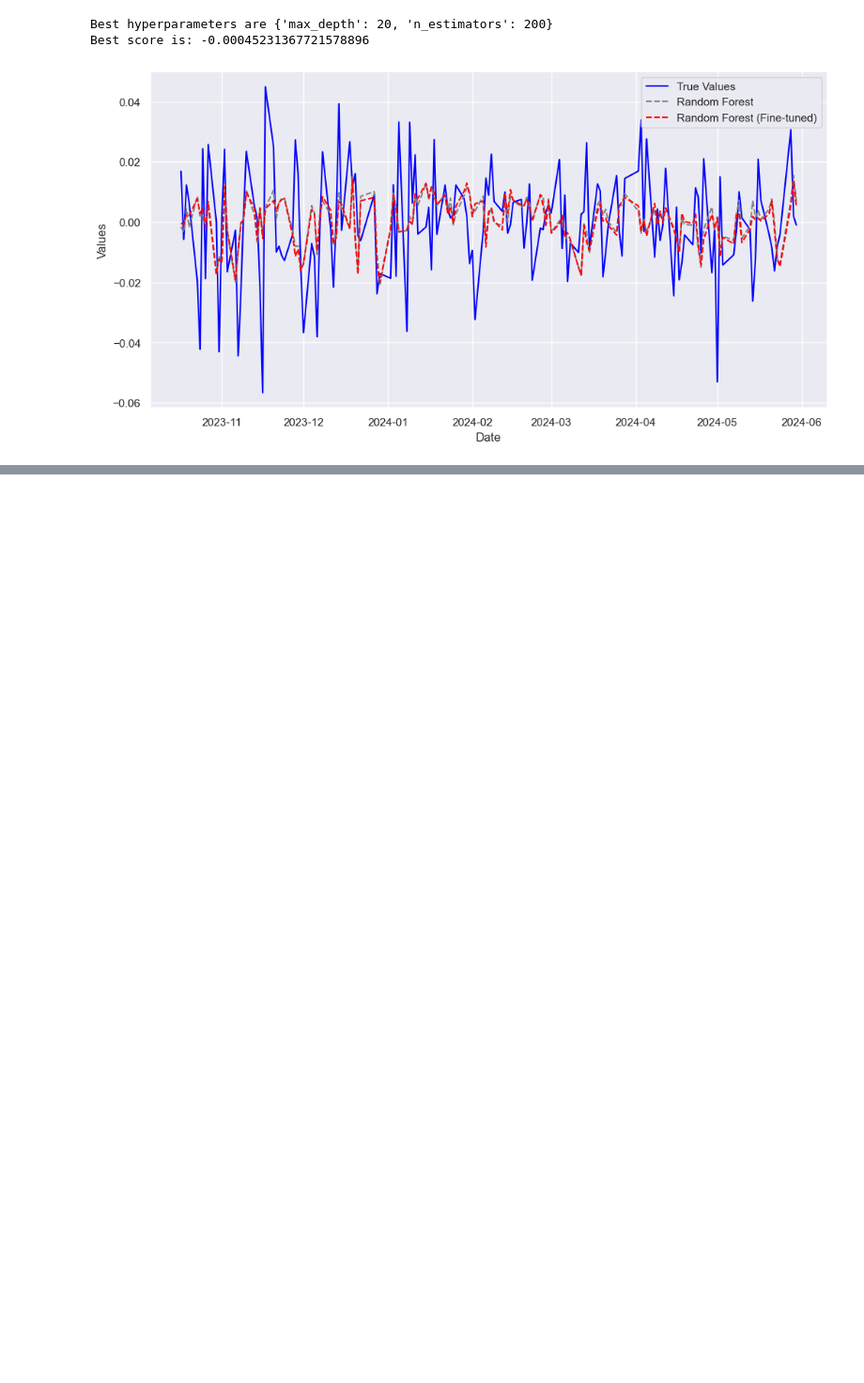
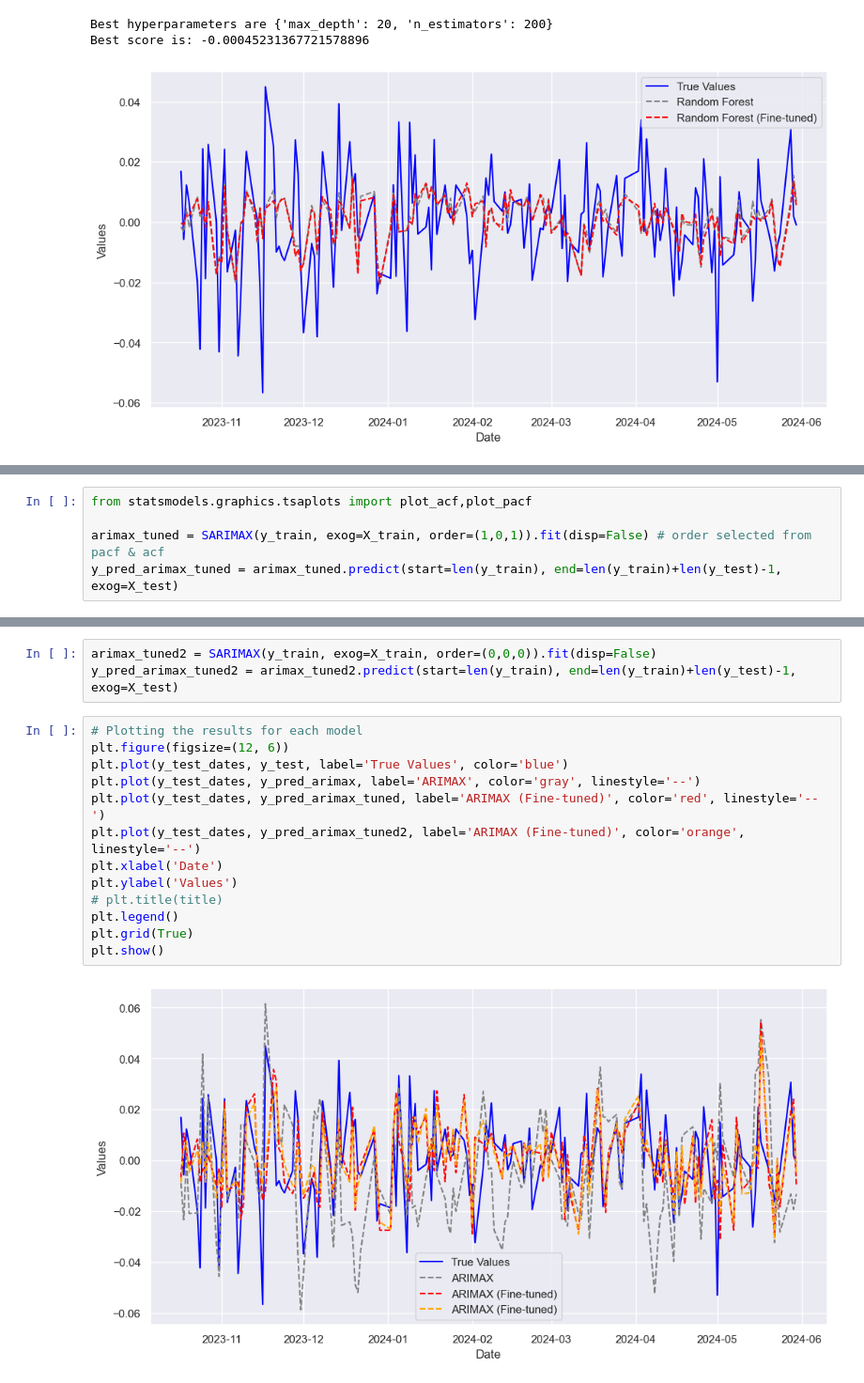
Before and after one commit to patricia-van/Oil-Price-Prediction-using-Tweets, a Jupyter notebook: modelling.ipynb, the cells around one changed output, grey strips where cells are left out. Shown at 94% size. Drawn from its saved outputs; the diff is of its cells as text; blank space fills up the shorter version.

Commit message:
Tune ARIMAX and Adaboost

```diff
--- a/modelling.ipynb
+++ b/modelling.ipynb
@@ -652,0 +676,5 @@ Best score is: -0.00045231367721578896
+# %%
+from statsmodels.graphics.tsaplots import plot_acf,plot_pacf
+
+arimax_tuned = SARIMAX(y_train, exog=X_train, order=(1,0,1)).fit(disp=False) # order selected from pacf & acf
+y_pred_arimax_tuned = arimax_tuned.predict(start=len(y_train), end=len(y_train)+len(y_test)-1, exog=X_test)
@@ -652,0 +738,18 @@ Best score is: -0.00045231367721578896
+# %%
+arimax_tuned2 = SARIMAX(y_train, exog=X_train, order=(0,0,0)).fit(disp=False)
+y_pred_arimax_tuned2 = arimax_tuned2.predict(start=len(y_train), end=len(y_train)+len(y_test)-1, exog=X_test)
+# %%
+# Plotting the results for each model
+plt.figure(figsize=(12, 6))
+plt.plot(y_test_dates, y_test, label='True Values', color='blue')
+plt.plot(y_test_dates, y_pred_arimax, label='ARIMAX', color='gray', linestyle='--')
+plt.plot(y_test_dates, y_pred_arimax_tuned, label='ARIMAX (Fine-tuned)', color='red', linestyle='--')
+plt.plot(y_test_dates, y_pred_arimax_tuned2, label='ARIMAX (Fine-tuned)', color='orange', linestyle='--')
+plt.xlabel('Date')
+plt.ylabel('Values')
+# plt.title(title)
+plt.legend()
+plt.grid(True)
+plt.show()
+# %% [output]
+[figure, added]
```
Also changed, not shown: parts of 8 cells of this notebook, 2 other files.
